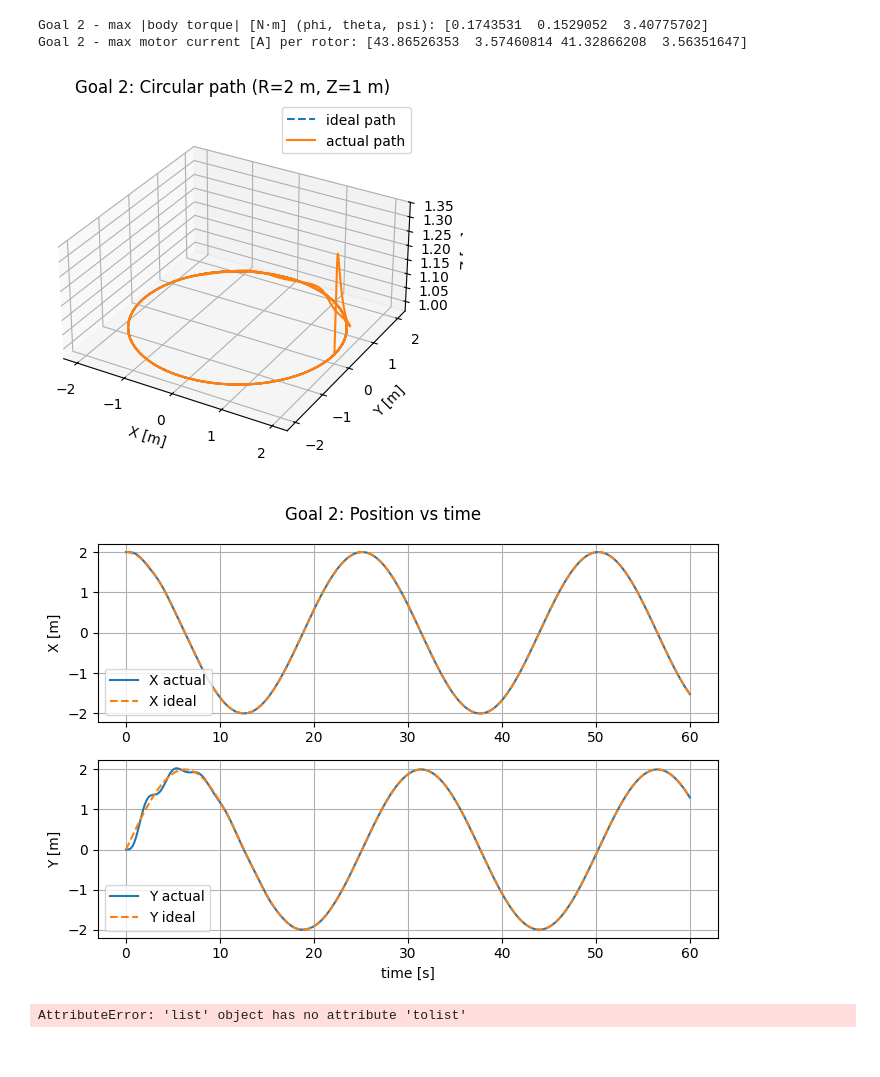
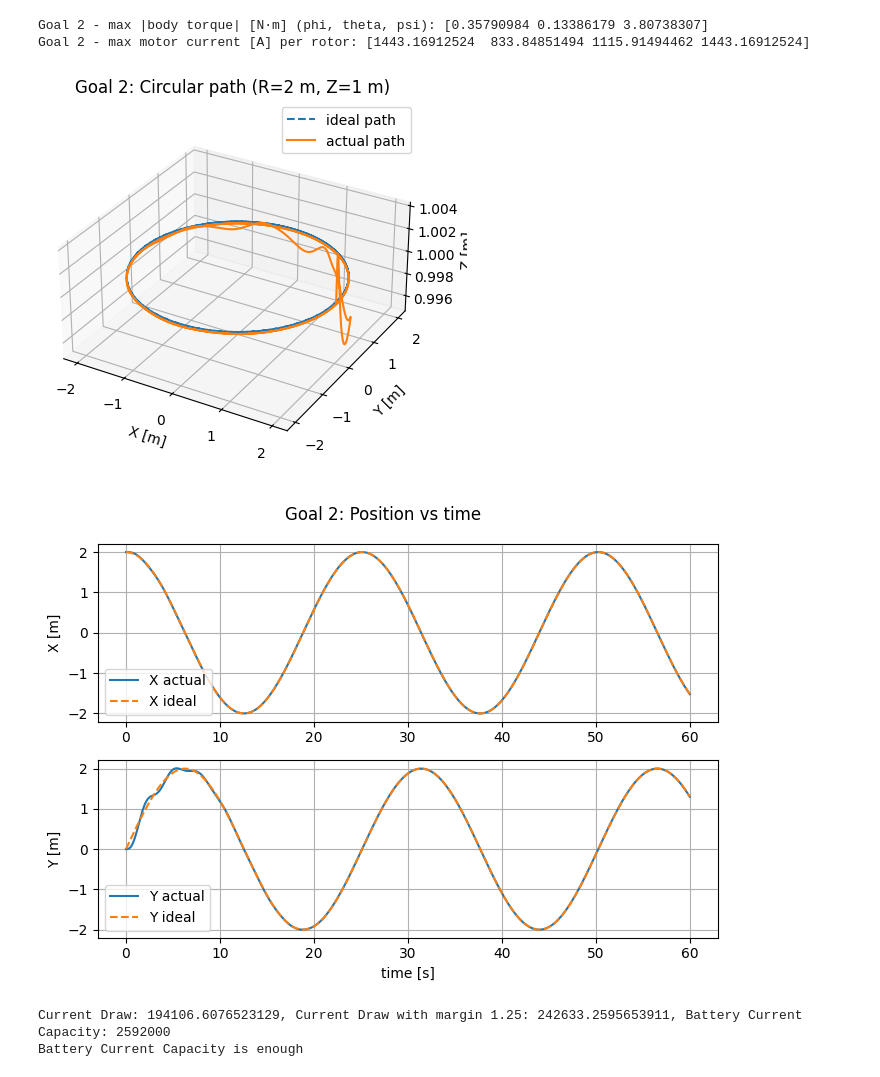
Before and after one commit to ticotrez/AE352_Team14_FinalProject, a Jupyter notebook: plots.ipynb, the cells around one changed output. Saved outputs shown, nothing was run; the diff lists cells and outputs as text; code cells hidden in the pictures.

Commit message:
Update plots.ipynb
all COTS parameters updated

```diff
--- a/plots.ipynb
+++ b/plots.ipynb
@@ -41,7 +41,12 @@ def euler_rates(phi, theta, psi, p, q, r):
     psi_dot   =     q*sphi*sec_th + r*cphi*sec_th
 
     return np.array([phi_dot, theta_dot, psi_dot])
+# %%
+#global Parameters
+cc = 720 * 3600 #current capacity mAh * s(sec)
+SF = 1.25 #Power supply standard safety factor NFPA 731
 # %%
+
 class QuadParams:
     def __init__(self):
         # physical parameters
@@ -51,27 +56,28 @@ class QuadParams:
 
         #Motor Parameters
         M_mass = 34*(10**-3) #kg
-        k_f = ...
+        k_f = 7.6e-7
         k_m = ...
-        kt = ...
+        kv = 2450*2*np.pi/60
+        kt = 1/kv
 
         #Rotor Parameters
         rot_mass = 4.2*(10**-3) #kg
 
         #Battery Parameters
         B_mass  = 72*(10**-3) #kg
-        curr_cap = 720 #mAh
+        curr_cap = 720 * 3600 #mAh * s(sec)
 
         self.m  = F_mass + M_mass + rot_mass + B_mass       # kg
         self.g  = 9.81     # m/s^2
         self.l  = A_length    # arm length [m]
         self.cc = curr_cap
         # thrust / drag coefficients: T = k_f w^2, Q = k_m w^2
-        self.k_f = 1.8e-5
+        self.k_f = k_f
         self.k_m = 2.5e-6
 
         # motor torque constant
-        self.k_t = 0.04   # [N·m / A]
+        self.k_t = kt   # [N·m / A]
 
         # inertia (diagonal)
         self.Ix = 0.02
@@ -352,40 +358,45 @@ def simulate_circle():
     ax.legend()
     ax.set_box_aspect([1,1,0.5])
     plt.show()
 
     #  X(t) and Y(t) vs time
     plt.figure(figsize=(7,5))
     plt.subplot(2,1,1)
     plt.plot(t_log, pos_log[:,0], label='X actual')
     plt.plot(t_log, ref_log[:,0], '--', label='X ideal')
     plt.ylabel("X [m]")
     plt.legend()
     plt.grid(True)
 
     plt.subplot(2,1,2)
     plt.plot(t_log, pos_log[:,1], label='Y actual')
     plt.plot(t_log, ref_log[:,1], '--', label='Y ideal')
     plt.xlabel("time [s]")
     plt.ylabel("Y [m]")
     plt.legend()
     plt.grid(True)
 
     plt.suptitle("Goal 2: Position vs time")
     plt.tight_layout()
     plt.show()
 
     curr_lis = curr_log.tolist()
+    totcurr_lis = [sum(i) for i in curr_lis]
     tlis = t_log
-    cdraw = trapezoid(curr_lis, tlis)
-
+    cdraw = trapezoid(totcurr_lis, tlis)
+    cdraw_sf = cdraw*SF
+    print(f"Current Draw: {cdraw}, Current Draw with margin 1.25: {cdraw_sf}, Battery Current Capacity: {cc}")
+    if cdraw_sf < cc:
+        print("Battery Current Capacity is enough")
 
 simulate_circle()
 # %% [output]
-Goal 2 - max |body torque| [N·m] (phi, theta, psi): [0.1743531  0.1529052  3.40775702]
-Goal 2 - max motor current [A] per rotor: [43.86526353  3.57460814 41.32866208  3.56351647]
+Goal 2 - max |body torque| [N·m] (phi, theta, psi): [0.35790984 0.13386179 3.80738307]
+Goal 2 - max motor current [A] per rotor: [1443.16912524  833.84851494 1115.91494462 1443.16912524]
-[figure, old version]
+[figure, new version]
 [figure]
-AttributeError: 'list' object has no attribute 'tolist'
+Current Draw: 194106.6076523129, Current Draw with margin 1.25: 242633.2595653911, Battery Current Capacity: 2592000
+Battery Current Capacity is enough
 # %%
 def simulate_mission():
 
```
Also changed, not shown: parts of 2 cells of this notebook.
